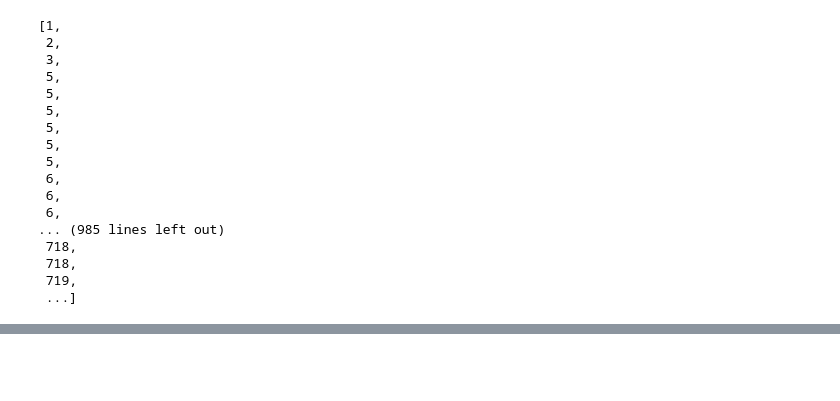
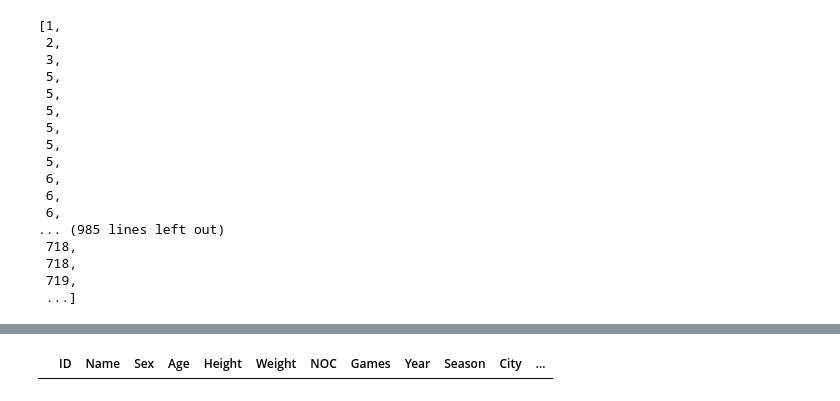
Before and after one commit to Digavi/master-analitica-datos-dimas-garcia, a Jupyter notebook: load_bronze_to_silver.ipynb, the cells around one changed output, grey strips where cells are left out. Cells and saved outputs as stored; diff of their text form; code cells hidden in the pictures; blank space fills up the shorter version.

Commit message:
Actualizo el fichero bronce a plata, en principio me queda revisar y añadir comentarios para mejor comprension

```diff
--- a/load_bronze_to_silver.ipynb
+++ b/load_bronze_to_silver.ipynb
@@ -147,0 +803,2 @@ sorted(bronze_atletas_eliminar_unnamed_df['ID'])
+# %%
+bronze_atletas_year_df['Year'] = bronze_atletas_year_df.apply(añadir_year, axis = 1)
@@ -147,0 +825,2 @@ sorted(bronze_atletas_eliminar_unnamed_df['ID'])
+# %%
+bronze_atletas_games_df = bronze_atletas_year_df
@@ -147,0 +847,10 @@ sorted(bronze_atletas_eliminar_unnamed_df['ID'])
+# %%
+def añadir_games(fila):
+    if pd.isna(fila['Games']) and pd.notna(fila['Season']) and pd.notna(fila['Year']):
+        return f"{fila['Year']} {fila['Season']}"
+    elif re.match(r'^\d{4}$', fila['Games']) and pd.notna(fila['Season']) and pd.notna(fila['Year']):
+        return f"{fila['Year']} {fila['Season']}"
+    else:
+        return fila['Games']
+# %%
+bronze_atletas_games_df['Games'] = bronze_atletas_games_df.apply(añadir_games, axis = 1)
@@ -147,0 +939,6 @@ sorted(bronze_atletas_eliminar_unnamed_df['ID'])
+# %%
+#Hay un valor atipico ATH
+bronze_atletas_games_df[bronze_atletas_games_df['Sport'] == 'ATH']
+#Veo que corresponde con Athletics. Lo voy a sutituir
+# %% [output]
+|  | ID | Name | Sex | Age | Height | Weight | NOC | Games | Year | Season | City | ... |
```
Also changed, not shown: parts of 70 cells of this notebook, 1 other file.
